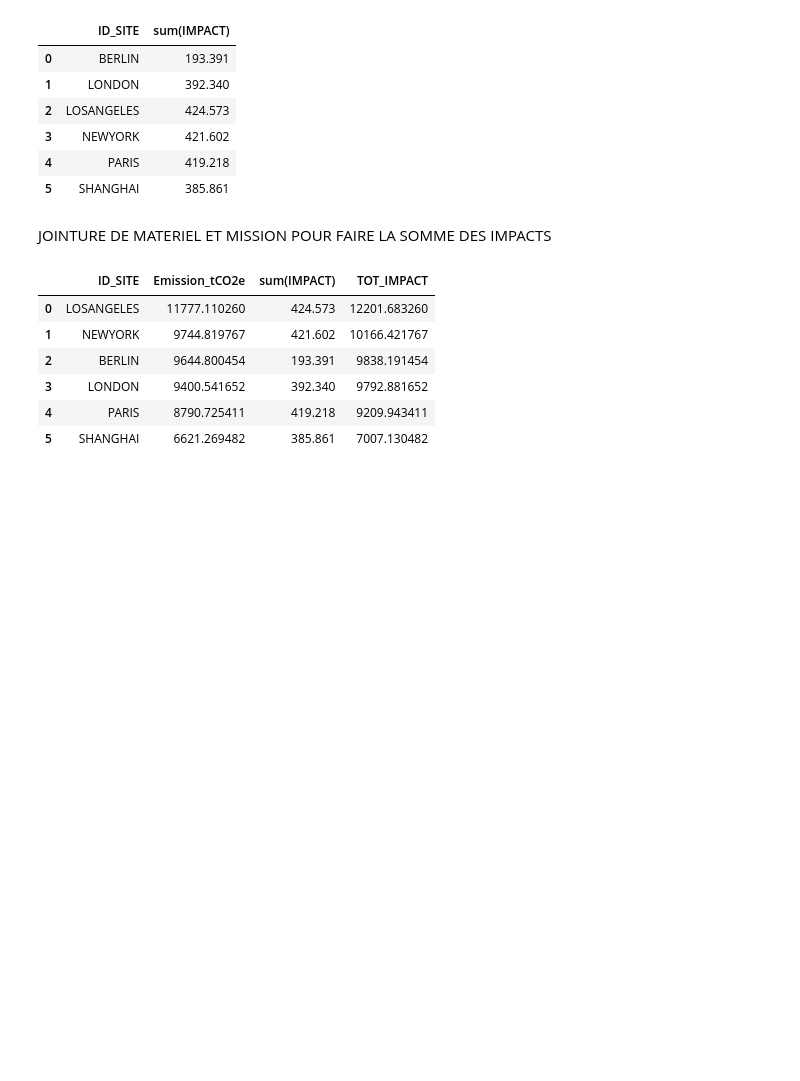
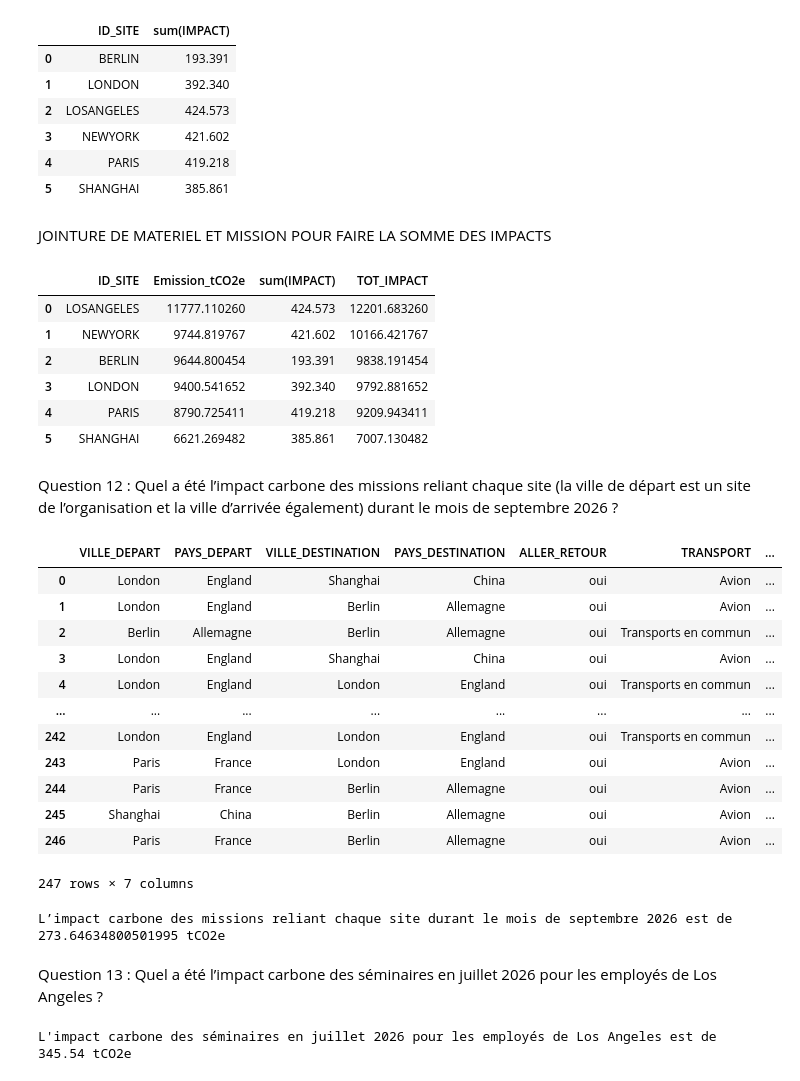
Before and after one commit to etiennevzn/GHG-inventory, a Jupyter notebook: ETL.ipynb, the cells around one changed output. Drawn from its saved outputs; the diff is of its cells as text; code cells hidden in the pictures; blank space fills up the shorter version.

Commit message:
Question 13

```diff
--- a/ETL.ipynb
+++ b/ETL.ipynb
@@ -119,6 +129,9 @@ def clean_langue_mission(df, site):
                 "Développement": "Development",
             }
             df["TYPE_MISSION"] = df["TYPE_MISSION"].replace(map_type_mission)
+
+
+sites = ["PARIS", "LONDON", "BERLIN", "LOSANGELES", "NEWYORK", "SHANGHAI"]
 # %% [markdown]
 #### Fonction d'homogénéisation des fuseaux horaires
 # %%
@@ -1042,3 +1055,31 @@ jointure.sort_values("TOT_IMPACT", ascending=False)
 | 3 | LONDON | 9400.541652 | 392.340 | 9792.881652 |
 | 4 | PARIS | 8790.725411 | 419.218 | 9209.943411 |
 | 5 | SHANGHAI | 6621.269482 | 385.861 | 7007.130482 |
+# %% [markdown]
+Question 12 : Quel a été l’impact carbone des missions reliant chaque site (la ville de départ est un site de l’organisation et la ville d’arrivée
+également) durant le mois de septembre 2026 ?
+# %%
+missions_avion = (
+    dim_mission
+    .join(fait_mission, "ID_MISSION")
+    .filter(upper(col("VILLE_DEPART")).isin(sites) & upper(col("VILLE_DESTINATION")).isin(sites))
+    .filter((col("ID_DATE_MISSION") >= date(2026, 9, 1)) & (col("ID_DATE_MISSION") <= date(2026, 9, 30)))
+    .select("VILLE_DEPART", "PAYS_DEPART", "VILLE_DESTINATION", "PAYS_DESTINATION", "ALLER_RETOUR", "TRANSPORT", "ID_DATE_MISSION")
+)
+
+missions_df = missions_avion.toPandas()
+missions_df
+# %% [output]
+|  | VILLE_DEPART | PAYS_DEPART | VILLE_DESTINATION | PAYS_DESTINATION | ALLER_RETOUR | TRANSPORT | ... |
+| 0 | London | England | Shanghai | China | oui | Avion | ... |
+| 1 | London | England | Berlin | Allemagne | oui | Avion | ... |
+| 2 | Berlin | Allemagne | Berlin | Allemagne | oui | Transports en commun | ... |
+| 3 | London | England | Shanghai | China | oui | Avion | ... |
+| 4 | London | England | London | England | oui | Transports en commun | ... |
+| ... | ... | ... | ... | ... | ... | ... | ... |
+| 242 | London | England | London | England | oui | Transports en commun | ... |
+| 243 | Paris | France | London | England | oui | Avion | ... |
+| 244 | Paris | France | Berlin | Allemagne | oui | Avion | ... |
+| 245 | Shanghai | China | Berlin | Allemagne | oui | Avion | ... |
+| 246 | Paris | France | Berlin | Allemagne | oui | Avion | ... |
+247 rows × 7 columns
@@ -1044,0 +1108,36 @@ jointure.sort_values("TOT_IMPACT", ascending=False)
+# %%
+print(f"L’impact carbone des missions reliant chaque site durant le mois de septembre 2026 est de {missions_df["EMISSION"].sum()} tCO2e")
+# %% [output]
+L’impact carbone des missions reliant chaque site durant le mois de septembre 2026 est de 273.64634800501995 tCO2e
+# %% [markdown]
+Question 13 : Quel a été l’impact carbone des séminaires en juillet 2026 pour les employés de Los Angeles ?
+# %%
+seminaires_la = (
+    dim_mission
+    .filter((col("TYPE_MISSION")) == "Conference")  # adapter si le type exact est différent
+    .join(fait_mission, "ID_MISSION")
+    .filter((col("ID_SITE") == "LOSANGELES"))
+    .filter((col("ID_DATE_MISSION") >= date(2026, 7, 1)) & (col("ID_DATE_MISSION") <= date(2026, 7, 31)))
+    .select("VILLE_DEPART", "PAYS_DEPART", "VILLE_DESTINATION", "PAYS_DESTINATION", "ALLER_RETOUR", "TRANSPORT", "ID_DATE_MISSION")
+)
+
+seminaires_df = seminaires_la.toPandas()
+
+# Calcul des distances et émissions (même logique que Q12)
+seminaires_df['DISTANCE_KM'] = seminaires_df.apply(
+    lambda row: get_distance_between_cities(
+        row['VILLE_DEPART'], row['PAYS_DEPART'],
+        row['VILLE_DESTINATION'], row['PAYS_DESTINATION']
+    ), axis=1
+)
+
+seminaires_df['EMISSION'] = seminaires_df.apply(
+    lambda row: get_emission(
+        row['DISTANCE_KM'], row['TRANSPORT'],
+        row['ALLER_RETOUR'], row['PAYS_DEPART'], row['PAYS_DESTINATION']
+    ), axis=1
+)
+
+print(f"L'impact carbone des séminaires en juillet 2026 pour les employés de Los Angeles est de {seminaires_df['EMISSION'].sum():.2f} tCO2e")
+# %% [output]
+L'impact carbone des séminaires en juillet 2026 pour les employés de Los Angeles est de 345.54 tCO2e
```
Also changed, not shown: parts of 6 cells of this notebook, 1 other file.
